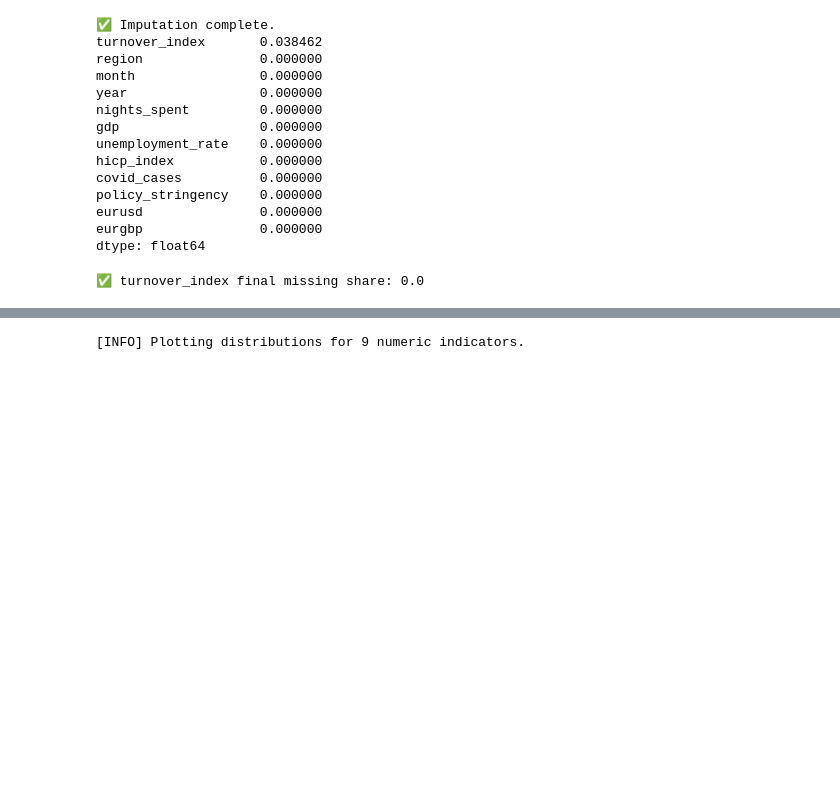
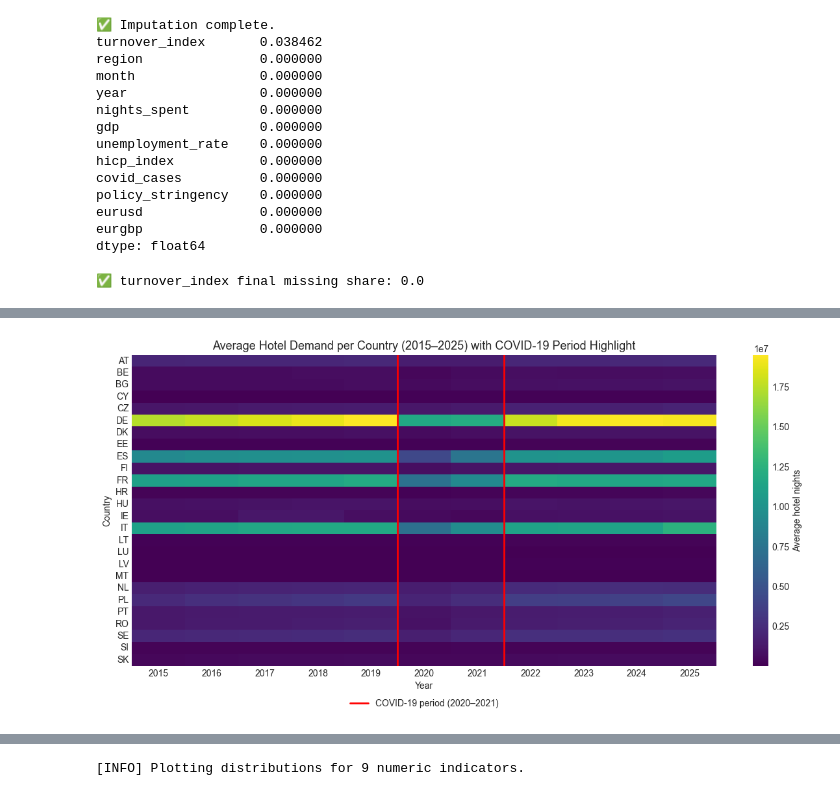
Before and after one commit to gsanaev/forecasting-explaining-hotel-demand-in-eu, a Jupyter notebook: notebooks/01_data_exploration_preparation.ipynb, the cells around one changed output, grey strips where cells are left out. Drawn from its saved outputs; the diff is of its cells as text; code cells hidden in the pictures; blank space fills up the shorter version.

```diff
--- a/notebooks/01_data_exploration_preparation.ipynb
+++ b/notebooks/01_data_exploration_preparation.ipynb
@@ -337,0 +388,38 @@ plt.show()
+# %%
+# %% ===============================================================
+# STEP 5.2 — AVERAGE HOTEL DEMAND PER COUNTRY (2015–2025)
+# ===============================================================
+
+# Create pivot table (yearly average)
+pivot = df_clean.pivot_table(
+    index="region", columns="year", values="nights_spent", aggfunc="mean"
+)
+
+# COVID period definition
+COVID_START, COVID_END = 2020, 2021
+highlight_color = "red"
+
+# Plot heatmap
+plt.figure(figsize=(12, 6))
+ax = sns.heatmap(
+    pivot, cmap="viridis",
+    cbar_kws={'label': 'Average hotel nights'}
+)
+
+# COVID lines
+ax.axvline(pivot.columns.get_loc(COVID_START), color=highlight_color, linewidth=2)  # type: ignore[arg-type]
+ax.axvline(pivot.columns.get_loc(COVID_END) + 1, color=highlight_color, linewidth=2)  # type: ignore[arg-type]
+
+# Legend for COVID period
+covid_line = mlines.Line2D([], [], color=highlight_color, linewidth=2,
+                           label='COVID-19 period (2020–2021)')
+ax.legend(handles=[covid_line], loc='upper center', bbox_to_anchor=(0.5, -0.08),
+          frameon=False, ncol=1)
+
+plt.title("Average Hotel Demand per Country (2015–2025) with COVID-19 Period Highlight", fontsize=13)
+plt.xlabel("Year")
+plt.ylabel("Country")
+plt.tight_layout()
+plt.show()
+# %% [output]
+[figure, added]
```
Also changed, not shown: parts of 19 cells of this notebook, 22 other files.
